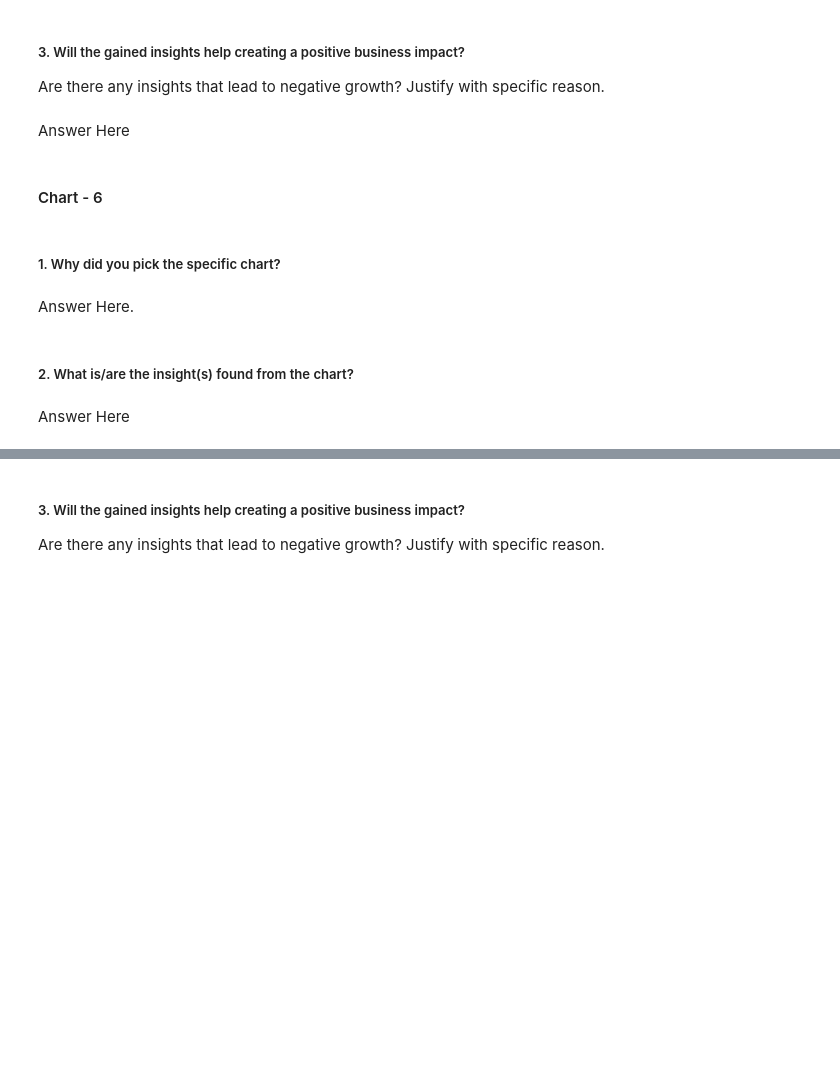
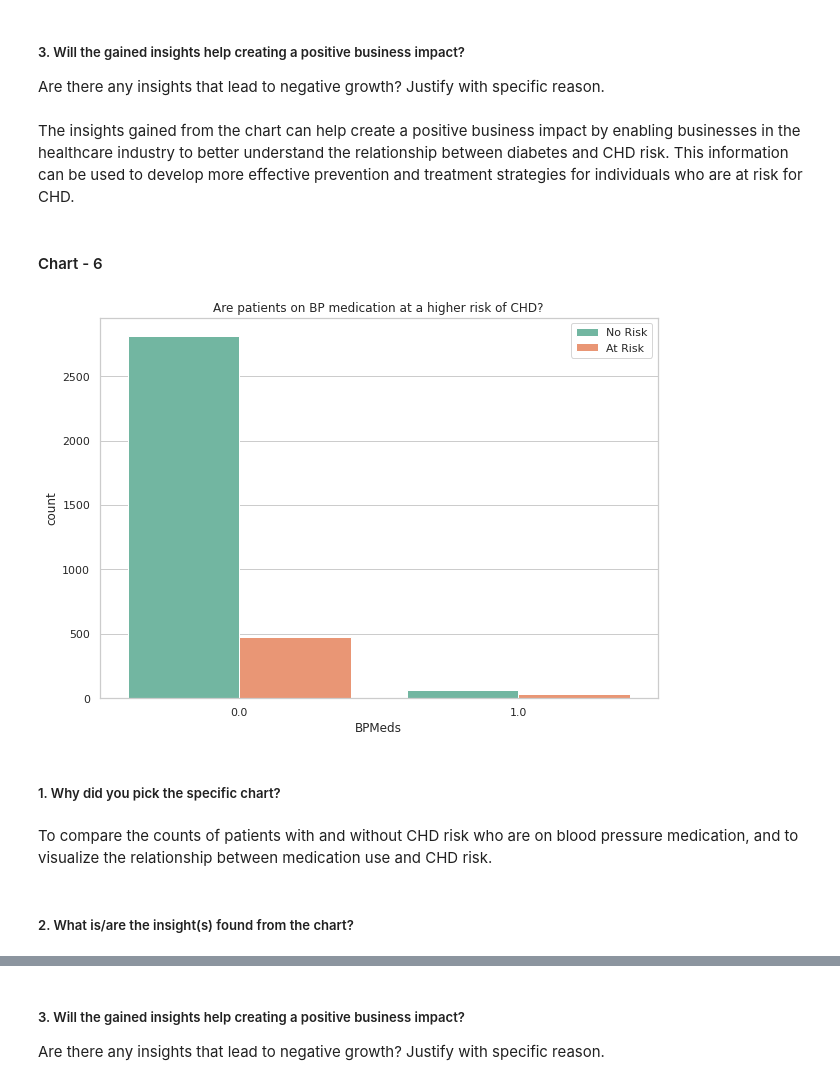
Before and after one commit to Krushikkk/Cardiovascular_Risk_Prediction, a Jupyter notebook: Cardiovascular_Risk_Prediction.ipynb, the cells around one changed output, grey strips where cells are left out. Drawn from its saved outputs; the diff is of its cells as text; code cells hidden in the pictures; blank space fills up the shorter version.

```diff
--- a/Cardiovascular_Risk_Prediction.ipynb
+++ b/Cardiovascular_Risk_Prediction.ipynb
@@ -532,7 +540,7 @@ Answer Here
 # %% [markdown]
 ##### 3. Will the gained insights help creating a positive business impact?
 Are there any insights that lead to negative growth? Justify with specific reason.
-# %% [markdown]
-Answer Here
+# %% [markdown]
+The insights gained from the chart can help create a positive business impact by enabling businesses in the healthcare industry to better understand the relationship between diabetes and CHD risk. This information can be used to develop more effective prevention and treatment strategies for individuals who are at risk for CHD.
 # %% [markdown]
 #### Chart - 6
@@ -541,8 +547,16 @@ Answer Here
+# %%
+# Chart - 6 visualization code
+
+plt.figure(figsize=(10,7))
+sns.countplot(df.BPMeds, hue=df.Risk)
+plt.title('Are patients on BP medication at a higher risk of CHD?')
+plt.legend(['No Risk','At Risk'])
+plt.show()
+# %% [output]
+[figure, added]
 # %% [markdown]
 ##### 1. Why did you pick the specific chart?
-# %% [markdown]
-Answer Here.
+# %% [markdown]
+To compare the counts of patients with and without CHD risk who are on blood pressure medication, and to visualize the relationship between medication use and CHD risk.
 # %% [markdown]
 ##### 2. What is/are the insight(s) found from the chart?
-# %% [markdown]
-Answer Here
```
Also changed, not shown: parts of 34 cells of this notebook.
